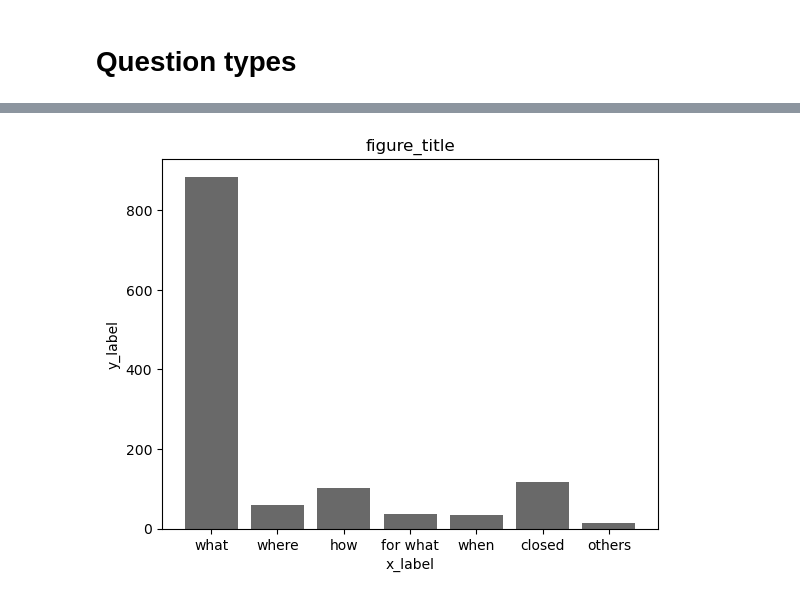
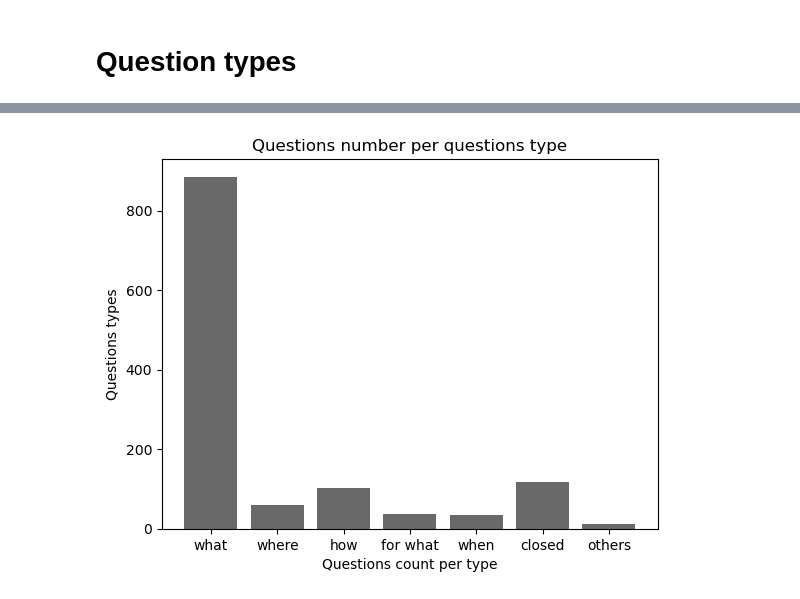
Before and after one commit to arsemi337/question-answering, a Jupyter notebook: generative-qa/notebooks/python/python_test_dataset_analysis.ipynb, the cells around one changed output, grey strips where cells are left out. Drawn from its saved outputs; the diff is of its cells as text; code cells hidden in the pictures.

```diff
--- a/generative-qa/notebooks/python/python_test_dataset_analysis.ipynb
+++ b/generative-qa/notebooks/python/python_test_dataset_analysis.ipynb
@@ -213,18 +134,10 @@ question_numbers_per_type = count_questions_per_type(test_dataset)
-# %%
-names = list(question_numbers_per_type.keys())
-values = list(question_numbers_per_type.values())
-
-plt.bar(range(len(question_numbers_per_type)), values, tick_label=names, color="dimgray")
-plt.title("figure_title")
-plt.xlabel("x_label")
-plt.ylabel("y_label")
-
-figure_path = generative_qa_paths.general_figures_dir/ "test" / "test_python_question_numbers_per_questions_type.png"
-
-if not figure_path.parent.is_dir():
-    figure_path.parent.mkdir(parents=True)
-
-plt.savefig(figure_path)
-plt.show()
-# %% [output]
-[figure, removed]
+# %%
+question_numbers_per_type = generative_qa_utils.count_questions_per_question_type(test_dataset)
+# %%
+generative_qa_utils.plot_question_type_diagram(
+    question_numbers_per_type=question_numbers_per_type,
+    figure_path=generative_qa_paths.general_figures_dir
+    / "test" / "test_python_question_numbers_per_questions_type.png"
+    )
+# %% [output]
+[figure, added]
```
Also changed, not shown: parts of 6 cells of this notebook, 12 other files.
